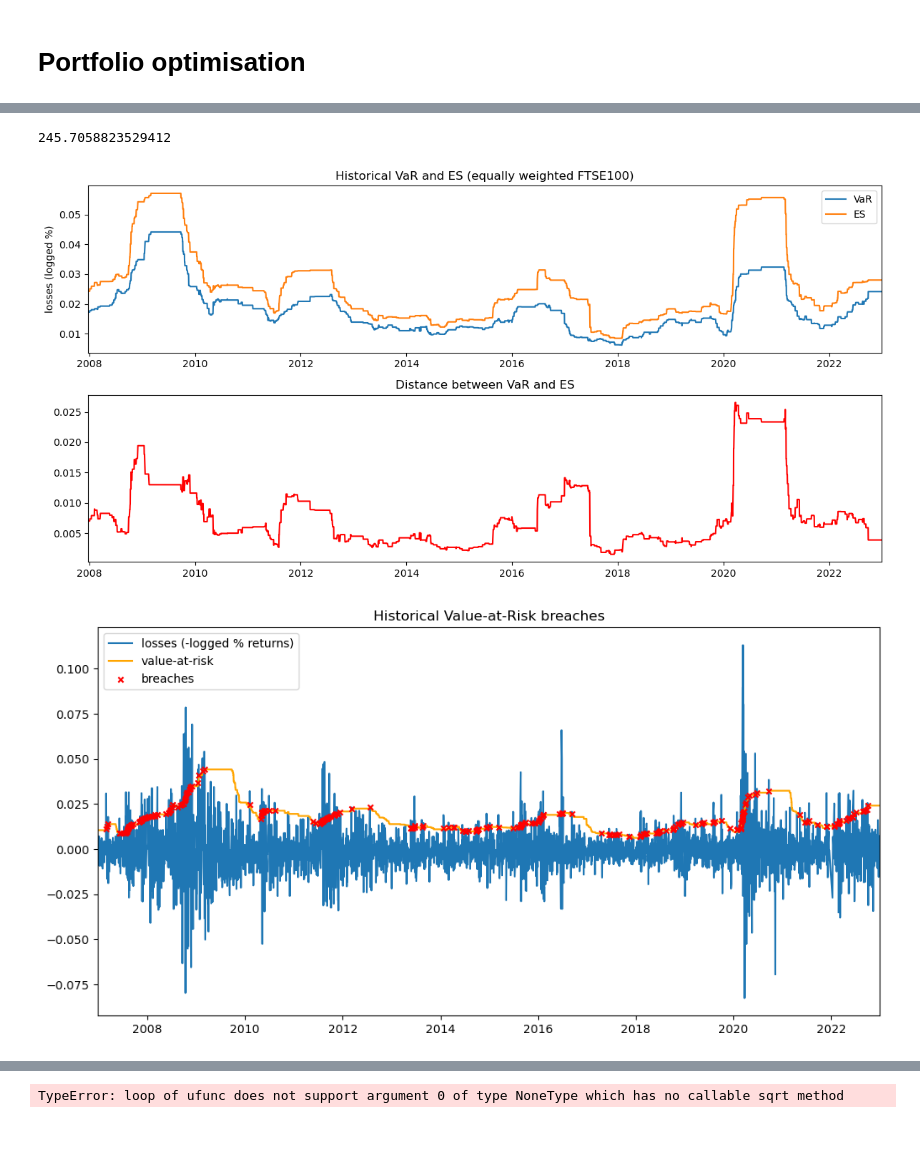
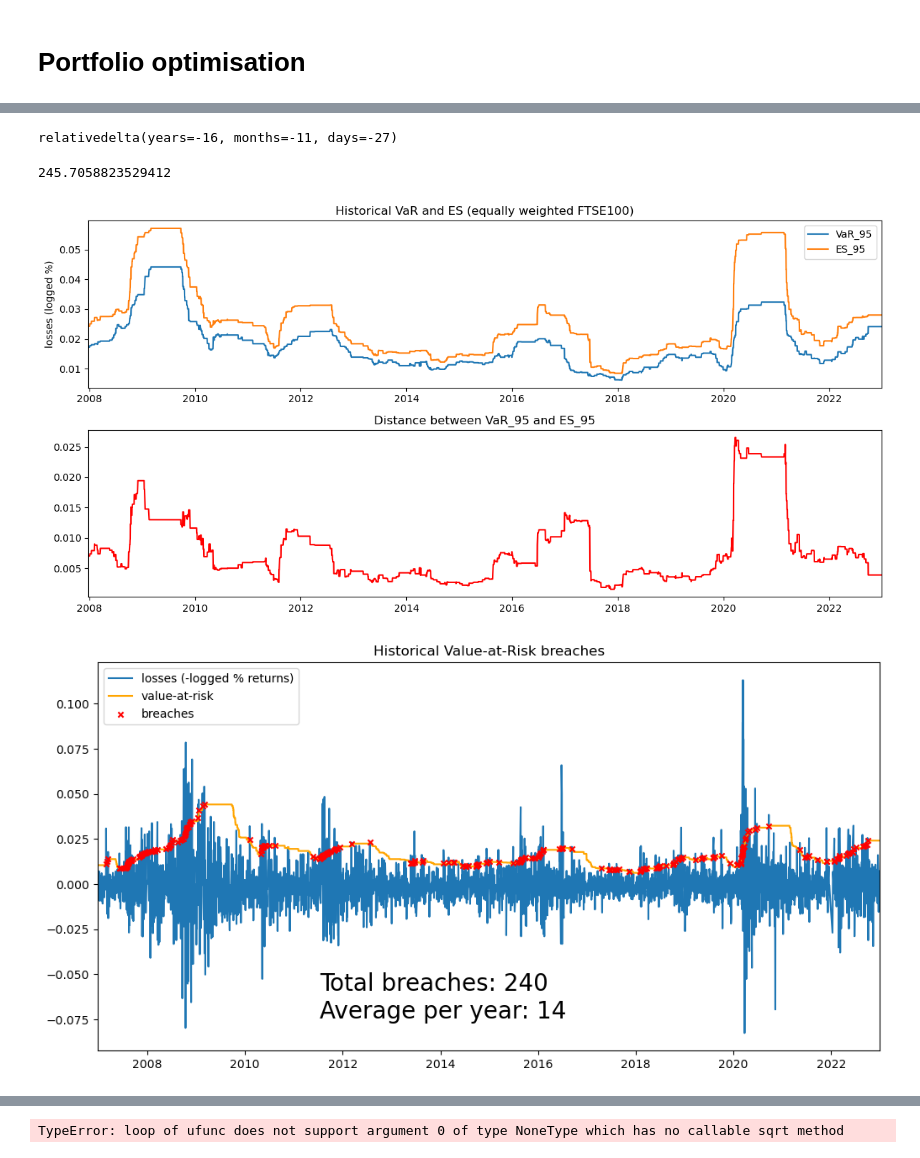
Before and after one commit to Johanlai/risk_management, a Jupyter notebook: VaR.ipynb, the cells around one changed output, grey strips where cells are left out. Cells and saved outputs as stored; diff of their text form; code cells hidden in the pictures.

```diff
--- a/VaR.ipynb
+++ b/VaR.ipynb
@@ -35,39 +37,49 @@ The data spans 4957 working days, but has 4373 observations.
 x.equally_weighted()
 # %%
 port_returns = x.portfolio_return[194:].drop(index=['2022-06-15','2022-06-14'])
+# %%
+timerd.relativedelta(port_returns.index[0],port_returns.index[-1])
+# %% [output]
+relativedelta(years=-16, months=-11, days=-27)
 # %%
 #Average days in the year
 len(port_returns)/17
 # %% [output]
 245.7058823529412
 # %%
-value_at_risk = var.compute_var(port_returns,5,246)
-expected_shortfall = var.compute_es(port_returns,5,246)
+value_at_risk_95 = var.compute_var(port_returns,5,246)
+expected_shortfall_95 = var.compute_es(port_returns,5,246)
 # %%
 fig, (ax1,ax2) = plt.subplots(2,1,figsize=(12,6))
 
-ax1.plot(-value_at_risk[245:],label='VaR')
-ax1.plot(-expected_shortfall[245:], label='ES')
+ax1.plot(-value_at_risk_95[245:],label='VaR_95')
+ax1.plot(-expected_shortfall_95[245:], label='ES_95')
 ax1.set_title('Historical VaR and ES (equally weighted FTSE100)')
 ax1.set_ylabel('losses (logged %)')
 ax1.margins(x=0)
 ax1.legend()
 
-ax2.plot(value_at_risk[245:]-expected_shortfall[245:],color='r')
-ax2.set_title('Distance between VaR and ES')
+ax2.plot(value_at_risk_95[245:]-expected_shortfall_95[245:],color='r')
+ax2.set_title('Distance between VaR_95 and ES_95')
 ax2.margins(x=0)
 fig.tight_layout()
 plt.show()
 # %% [output]
-[figure, old version]
+[figure, new version]
+# %%
+var_breaches_95 = var.breaches(port_returns,value_at_risk_95)
+es_breaches_95 = var.breaches(port_returns,expected_shortfall_95)
 # %%
 plt.figure(figsize=(12,6))
-plt.plot(-port_returns[245:],label='losses (-logged % returns)')
-plt.plot(-value_at_risk, color='orange',label='value-at-risk')
-plt.scatter(var.breaches(port_returns,value_at_risk).index,-var.breaches(port_returns,value_at_risk),color='r',marker='x',zorder=2, s=20, label='breaches')
+plt.plot(-port_returns[247:],label='losses (-logged % returns)')
+plt.plot(-value_at_risk_95, color='orange',label='value-at-risk')
+plt.scatter(var_breaches_95.index,-var_breaches_95,color='r',marker='x',zorder=2, s=20, label='breaches')
 plt.margins(x=0)
 plt.title('Historical Value-at-Risk breaches')
+plt.text(value_at_risk_95.index[int(len(value_at_risk_95)/3.5)],min(-port_returns)*0.9,\
+         'Total breaches: {}\nAverage per year: {}'.format(len(var_breaches_95),int(len(var_breaches_95)/17)),\
+         fontsize=20)
 plt.legend()
 plt.show()
 # %% [output]
-[figure, old version]
+[figure, new version]
```
Also changed, not shown: parts of 7 cells of this notebook, 2 other files.
